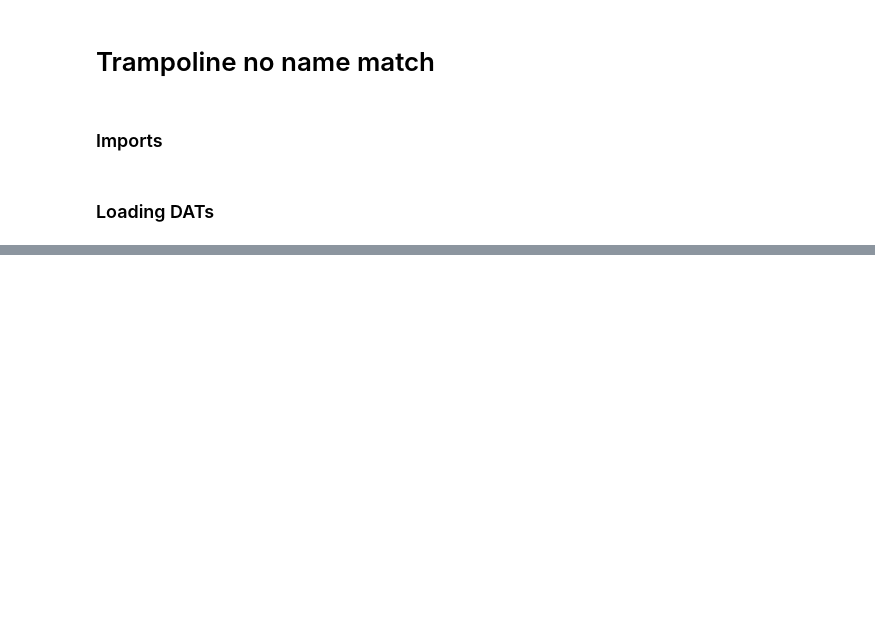
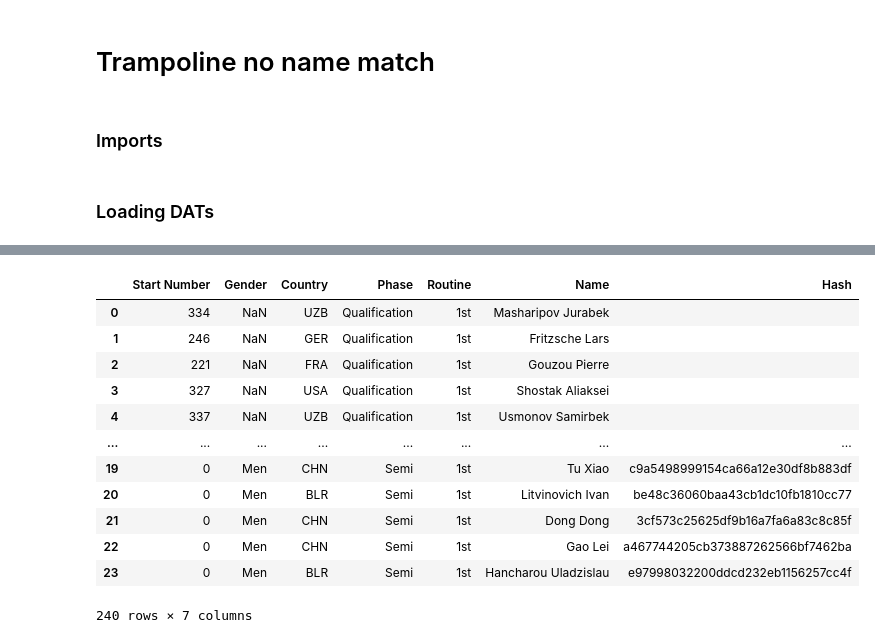
Before and after one commit to falkoin/gym_list_conversion, a Jupyter notebook: noname_dat_to_db.ipynb, the cells around one changed output, grey strips where cells are left out. Cells and saved outputs as stored; diff of their text form; code cells hidden in the pictures; blank space fills up the shorter version.

```diff
--- a/noname_dat_to_db.ipynb
+++ b/noname_dat_to_db.ipynb
@@ -148,4 +228,0 @@ df_main
-# %%
-test = df["Name"].iloc[0].split()
-test = test[0].capitalize() + " " + test[1].capitalize()
-test
@@ -157,0 +696,12 @@ test_name
+# %%
+dataFolder = "/Users/falkowork/Downloads/Data/WCH Tokyo TRA Damen/Day 1 TRA Women/"
+# dataFolder = "/Users/falkowork/Downloads/Olympia 2021 Tokyo/SOLG_Tokyo_2020_GT_Men_EuroTrampMachines_Logs/"
+db_name = "2019_world_championships_women"
+sortedList = sorted(os.listdir(dataFolder))
+header = ('Start Number', "Gender", "Country", "Phase", "Routine", "Name", "Hash")
+df_main = pd.DataFrame(columns=header)
+connection = sqlite3.connect("trampoline.db")
+cursor = connection.cursor()
+df = pd.read_sql("SELECT * from ranklists", connection)
+df_wctokyo = df[(df['Event']=='World Championships') & (df['Location']=='Tokyo') & (df['Gender']=='Women')]
+df_overall = pd.DataFrame(columns=header)
@@ -157,0 +843,11 @@ test_name
+# %%
+dataFolder = "/Users/falkowork/Downloads/Data/WCH Tokyo TRA Damen/Day 3 TRA Women/"
+# dataFolder = "/Users/falkowork/Downloads/Olympia 2021 Tokyo/SOLG_Tokyo_2020_GT_Men_EuroTrampMachines_Logs/"
+db_name = "2019_world_championships_women"
+sortedList = sorted(os.listdir(dataFolder))
+header = ('Start Number', "Gender", "Country", "Phase", "Routine", "Name", "Hash")
+df_main = pd.DataFrame(columns=header)
+# connection = sqlite3.connect("trampoline.db")
+# cursor = connection.cursor()
+df = pd.read_sql("SELECT * from ranklists", connection)
+df_wctokyo = df[(df['Event']=='World Championships') & (df['Location']=='Tokyo') & (df['Gender']=='Women') & (df['Phase']=='Semi')]
@@ -157,0 +959,11 @@ test_name
+# %%
+dataFolder = "/Users/falkowork/Downloads/Data/WCH Tokyo TRA Damen/Day 4 TRA Women/"
+# dataFolder = "/Users/falkowork/Downloads/Olympia 2021 Tokyo/SOLG_Tokyo_2020_GT_Men_EuroTrampMachines_Logs/"
+db_name = "2019_world_championships_women"
+sortedList = sorted(os.listdir(dataFolder))
+header = ('Start Number', "Gender", "Country", "Phase", "Routine", "Name", "Hash")
+df_main = pd.DataFrame(columns=header)
+# connection = sqlite3.connect("trampoline.db")
+# cursor = connection.cursor()
+df = pd.read_sql("SELECT * from ranklists", connection)
+df_wctokyo = df[(df['Event']=='World Championships') & (df['Location']=='Tokyo') & (df['Gender']=='Women') & (df['Phase']=='Final')]
@@ -157,0 +1071,16 @@ test_name
+# %%
+df_overall
+# %% [output]
+|  | Start Number | Gender | Country | Phase | Routine | Name | Hash |
+| 0 | 334 | NaN | UZB | Qualification | 1st | Masharipov Jurabek |  |
+| 1 | 246 | NaN | GER | Qualification | 1st | Fritzsche Lars |  |
+| 2 | 221 | NaN | FRA | Qualification | 1st | Gouzou Pierre |  |
+| 3 | 327 | NaN | USA | Qualification | 1st | Shostak Aliaksei |  |
+| 4 | 337 | NaN | UZB | Qualification | 1st | Usmonov Samirbek |  |
+| ... | ... | ... | ... | ... | ... | ... | ... |
+| 19 | 0 | Men | CHN | Semi | 1st | Tu Xiao | c9a5498999154ca66a12e30df8b883df |
+| 20 | 0 | Men | BLR | Semi | 1st | Litvinovich Ivan | be48c36060baa43cb1dc10fb1810cc77 |
+| 21 | 0 | Men | CHN | Semi | 1st | Dong Dong | 3cf573c25625df9b16a7fa6a83c8c85f |
+| 22 | 0 | Men | CHN | Semi | 1st | Gao Lei | a467744205cb373887262566bf7462ba |
+| 23 | 0 | Men | BLR | Semi | 1st | Hancharou Uladzislau | e97998032200ddcd232eb1156257cc4f |
+240 rows × 7 columns
```
Also changed, not shown: parts of 30 cells of this notebook, 4 other files.
